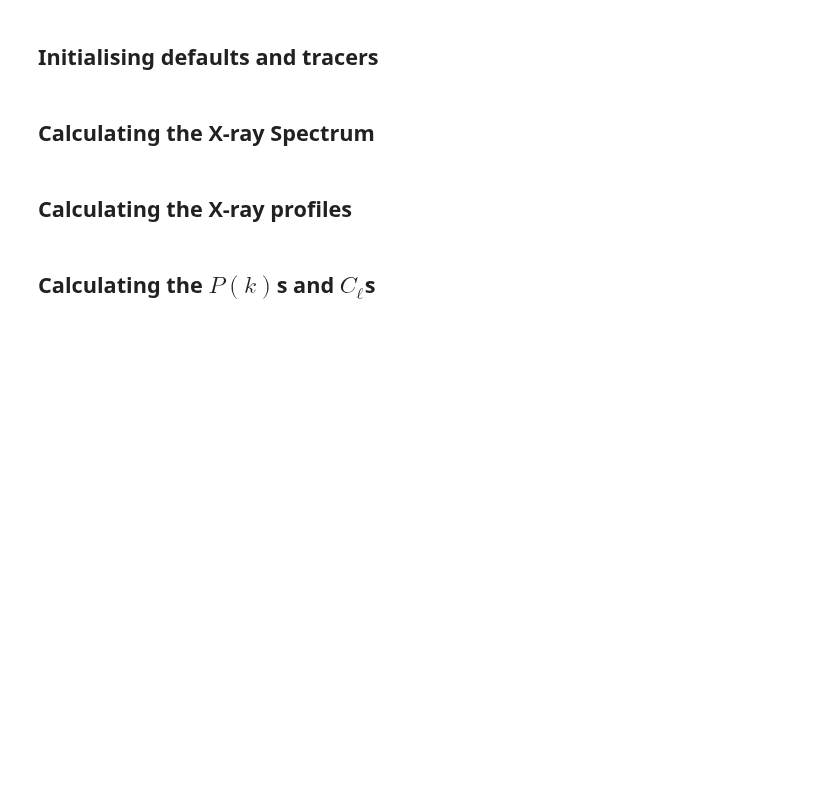
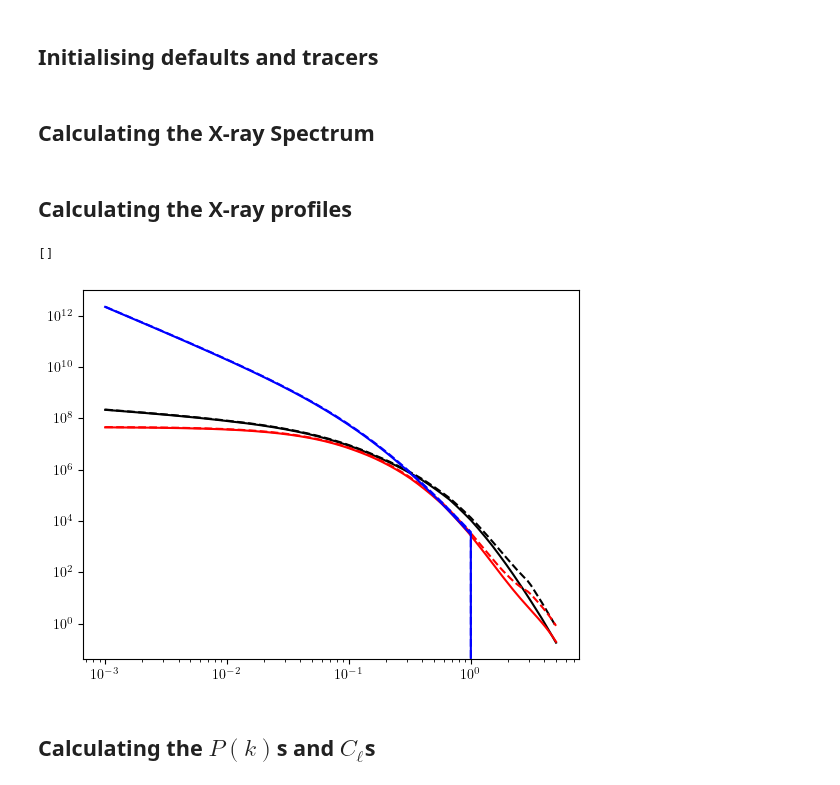
Before and after one commit to Cosmotheka/Cosmotheka_likelihoods, a Jupyter notebook: papers/ROSATx/Cls.ipynb, the cells around one changed output. Cells and saved outputs as stored; diff of their text form; code cells hidden in the pictures; blank space fills up the shorter version.

```diff
--- a/papers/ROSATx/Cls.ipynb
+++ b/papers/ROSATx/Cls.ipynb
@@ -104,2 +100,27 @@ x_nfw = xtot_nfw.real(cosmo, r, M, a)
+# %%
+a = 1.
+x = np.geomspace(0.001, 5, 128)
+M = 1e14
+
+r200 = mdef.get_radius(cosmo, M, a) / a
+r = r200*x
+
+x_bg = xtot_bg.real(cosmo, r, M, a)
+x_he = xtot_he.real(cosmo, r, M, a)
+x_nfw = xtot_nfw.real(cosmo, r, M, a)
+x_bgc = xtot_bgc.real(cosmo, r, M, a)
+x_hec = xtot_hec.real(cosmo, r, M, a)
+x_nfwc = xtot_nfwc.real(cosmo, r, M, a)
+
+plt.plot(r/r200, x_bg, 'k-')
+plt.plot(r/r200, x_bgc, 'k--')
+plt.plot(r/r200, x_he, 'r-')
+plt.plot(r/r200, x_hec, 'r--')
+plt.plot(r/r200, x_nfw, 'b-')
+plt.plot(r/r200, x_nfwc, 'b--')
+plt.loglog()
+# %% [output]
+[]
+[figure, added]
 # %% [markdown]
 ## Calculating the $P(k)$s and $C_\ell$s
```
Also changed, not shown: parts of 14 cells of this notebook, 1 other file.
